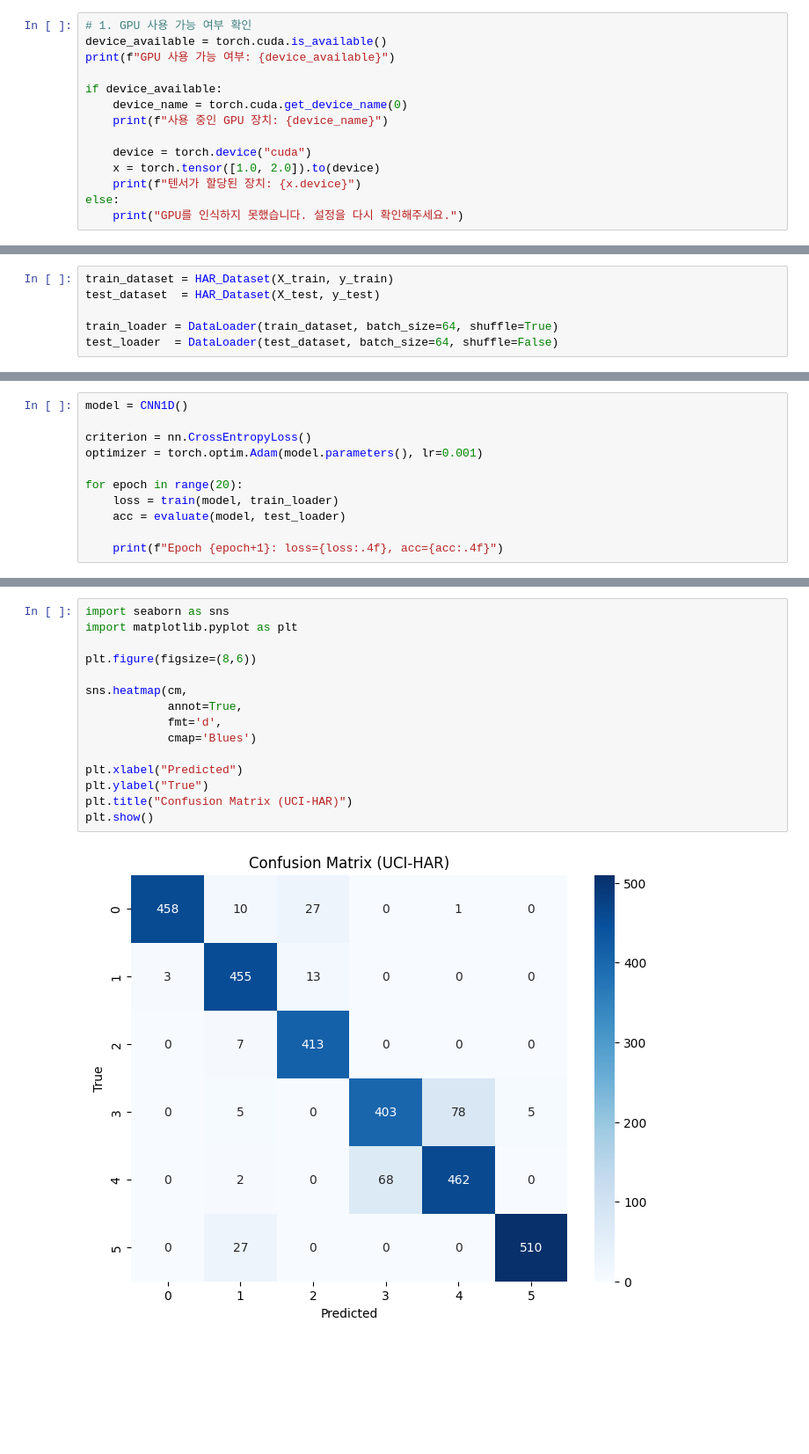
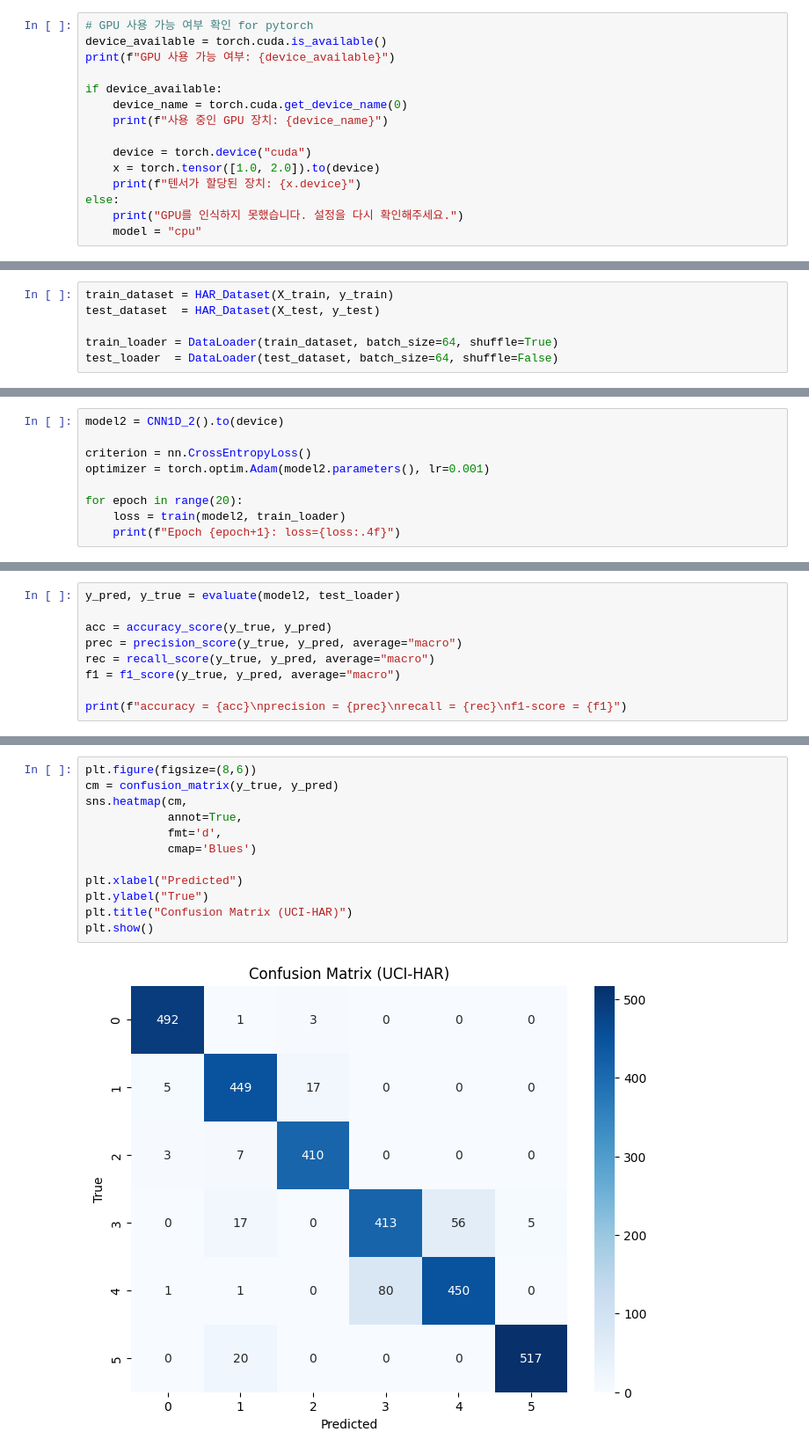
Before and after one commit to Sperodd/HAR, a Jupyter notebook: UCI-HAR/pytorch/UCI-HAR_CNN.ipynb, the cells around one changed output, grey strips where cells are left out. Shown at 88% size. Saved outputs shown, nothing was run; the diff lists cells and outputs as text; blank space fills up the shorter version.

Commit message:
pytorch

```diff
--- a/UCI-HAR/pytorch/UCI-HAR_CNN.ipynb
+++ b/UCI-HAR/pytorch/UCI-HAR_CNN.ipynb
@@ -85,7 +101,7 @@ X_test shape: (2947, 128, 9)
 y_train shape: (7352,)
 y_test shape: (2947,)
 # %%
-# 1. GPU 사용 가능 여부 확인
+# GPU 사용 가능 여부 확인 for pytorch
 device_available = torch.cuda.is_available()
 print(f"GPU 사용 가능 여부: {device_available}")
 
@@ -98,6 +114,7 @@ if device_available:
     print(f"텐서가 할당된 장치: {x.device}")
 else:
     print("GPU를 인식하지 못했습니다. 설정을 다시 확인해주세요.")
+    model = "cpu"
 # %% [output]
 GPU 사용 가능 여부: True
 사용 중인 GPU 장치: Tesla T4
@@ -181,12 +453,10 @@ def evaluate(model, loader):
 # %%
-model = CNN1D()
+model2 = CNN1D_2().to(device)
 
 criterion = nn.CrossEntropyLoss()
-optimizer = torch.optim.Adam(model.parameters(), lr=0.001)
+optimizer = torch.optim.Adam(model2.parameters(), lr=0.001)
 
 for epoch in range(20):
-    loss = train(model, train_loader)
-    acc = evaluate(model, test_loader)
-
-    print(f"Epoch {epoch+1}: loss={loss:.4f}, acc={acc:.4f}")
+    loss = train(model2, train_loader)
+    print(f"Epoch {epoch+1}: loss={loss:.4f}")
 # %% [output]
@@ -231,0 +483,9 @@ cm = confusion_matrix(all_labels, all_preds)
+# %%
+y_pred, y_true = evaluate(model2, test_loader)
+
+acc = accuracy_score(y_true, y_pred)
+prec = precision_score(y_true, y_pred, average="macro")
+rec = recall_score(y_true, y_pred, average="macro")
+f1 = f1_score(y_true, y_pred, average="macro")
+
+print(f"accuracy = {acc}\nprecision = {prec}\nrecall = {rec}\nf1-score = {f1}")
@@ -232,17 +516,14 @@ cm = confusion_matrix(all_labels, all_preds)
 # %%
-import seaborn as sns
-import matplotlib.pyplot as plt
-
 plt.figure(figsize=(8,6))
-
+cm = confusion_matrix(y_true, y_pred)
 sns.heatmap(cm,
             annot=True,
             fmt='d',
             cmap='Blues')
 
 plt.xlabel("Predicted")
 plt.ylabel("True")
 plt.title("Confusion Matrix (UCI-HAR)")
 plt.show()
 # %% [output]
-[figure, old version]
+[figure, new version]
```
Also changed, not shown: parts of 21 cells of this notebook.
